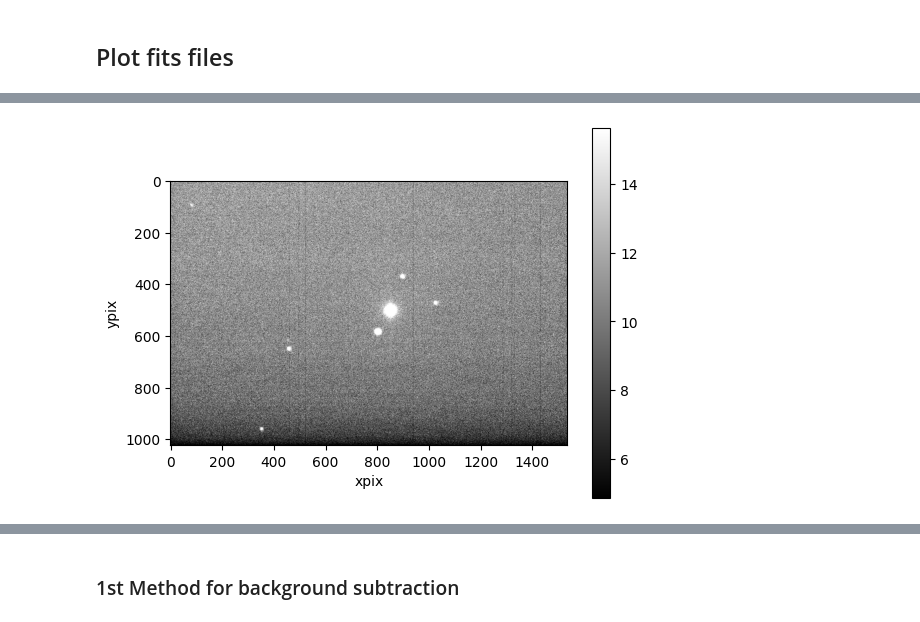
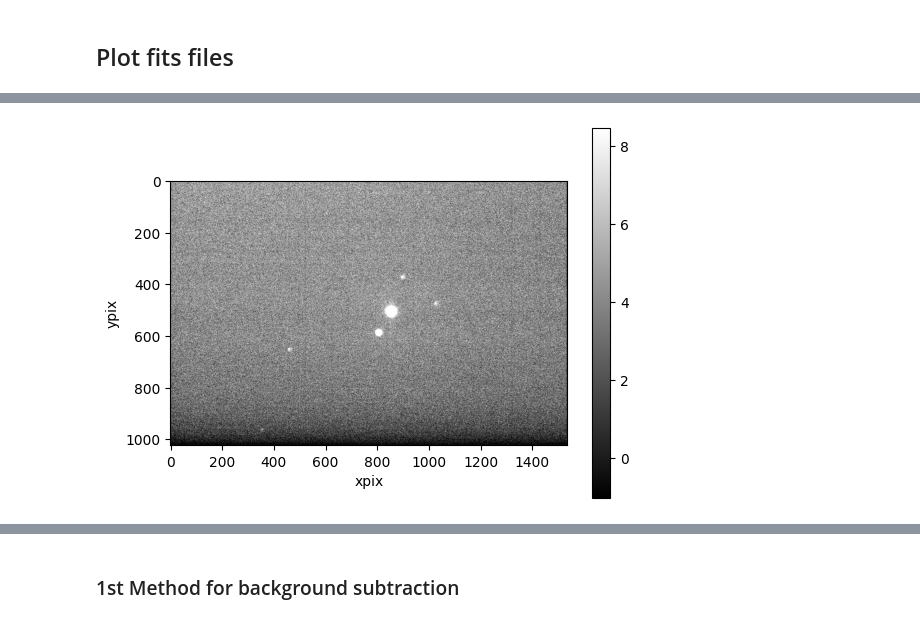
Before and after one commit to wisewizardofthestars/LA, a Jupyter notebook: III-Data_Reduction_FOR_SHELIAK.ipynb, the cells around one changed output, grey strips where cells are left out. Cells and saved outputs as stored; diff of their text form; code cells hidden in the pictures.

```diff
--- a/III-Data_Reduction_FOR_SHELIAK.ipynb
+++ b/III-Data_Reduction_FOR_SHELIAK.ipynb
@@ -15,7 +15,8 @@ import os
 dir = './sheliak' # directory where fits files are found
 sheliak_files = []
 #process all the directories in sheliak
-for dirs in os.listdir(dir):
+filters = ['black', 'blue', 'green', 'red']
+for dirs in filters:
     print(dirs)
     for file in os.listdir(dir+'/'+dirs):
         if file.endswith(".fits"):
@@ -30,12 +31,12 @@ for file, dirs in sheliak_files:
 
 file2= './' + 'bias/' +'master_bias.fits' #file names
 master_bias = fits.getdata(file2)  # data matrices
-master_flats = []
+master_flats = {}
 for dirs in os.listdir('./flats'):
     file3 = './flats/' + dirs + '/master_flat_' + dirs + '.fits'  # file names
     master_flat = fits.getdata(file3)  # data matrices
     #make a name for each master flat
-    master_flats.append((master_flat, dirs))
+    master_flats[dirs] = master_flat
 # %% [output]
 black
 blue
@@ -48,7 +49,7 @@ red
 sheliak_science_calibrated = []
 for science, dirs in sheliak_science:
   # Find the master flat matching the current dirs
-  master_flat = next(flat for flat, name in master_flats if dirs in name)
+  master_flat = master_flats[dirs]
   science_calibrated = (science - master_bias) / master_flat
   # This example needs a mask!
   # mask = np.zeros(np.shape(science_calibrated))
@@ -70,6 +71,5 @@ for science_calibrated, dirs in sheliak_science_calibrated:
     plt.colorbar()
     plt.xlabel('xpix')
     plt.ylabel('ypix')
-    fits.writeto("calibrated_sheliak_science.fits", science_calibrated, overwrite=True)
     break
 # %% [output]
@@ -84,10 +84,10 @@ os.makedirs(output_dir, exist_ok=True)
 
 # Approximate star position for alignment (x, y)
 ref_positions = {
-    'blue': [200, 800],
-    'red': [200, 800],
-    'black': [200, 800],
-    'green': [200, 800]
+    'blue': [857, 508],
+    'red': [850, 492],
+    'black': [848, 494],
+    'green': [856, 505]
 }
 
 # Organize images by filter
@@ -97,66 +97,46 @@ for img, filt in sheliak_science_calibrated:
     images_by_filter[filt].append(img)
 
 stacked_images = {}
-
 # Process each filter separately
 for filt, img_list in images_by_filter.items():
     print(f"Processing filter: {filt}")
 
-    # Stack images directly (median)
-    stacked = np.median(np.array(img_list), axis=0)
+    pos = ref_positions[filt]
+
+    # Pick the first image as reference
+    ref_image = img_list[5]
+    subref = ref_image[pos[1]-20:pos[1]+20, pos[0]-20:pos[0]+20]
+    ref_center = centroid_2dg(subref) + pos - [20, 20]
+
+    shifted_images = []
+
+    for idx, image in enumerate(img_list):
+        # Extract subimage for centroiding
+        subdata = image[pos[1]-20:pos[1]+20, pos[0]-20:pos[0]+20]
+        center = centroid_2dg(subdata) + pos - [20, 20]
+
+        # Compute integer pixel shift
+        dy = int(np.round(center[1] - ref_center[1]))
+        dx = int(np.round(center[0] - ref_center[0]))
+
+        # Shift the full image
+        shifted = shift(image, (-dy, -dx))
+        shifted_images.append(shifted)
+
+        print(f"Shifted {filt} image {idx}: dx={dx}, dy={dy}")
+
+    # Stack shifted images (median)
+    stacked = np.median(np.array(shifted_images), axis=0)
     stacked_images[filt] = stacked
 
     # Save the stacked image
     out_file = os.path.join(output_dir, f"{filt}_stacked.fits")
 
-    lo, up = np.percentile(stacked, 5), np.percentile(stacked, 95)
+    lo,up = np.percentile(stacked,5),np.percentile(stacked,95)
     plt.figure()
-    plt.imshow(stacked, cmap='gray', clim=(lo, up))
+    plt.imshow(stacked,cmap='gray',clim=(lo,up))
     plt.colorbar()
     plt.xlabel('xpix')
     plt.ylabel('ypix')
     fits.writeto(out_file, stacked, overwrite=True)
-# Process each filter separately
-# for filt, img_list in images_by_filter.items():
-#     print(f"Processing filter: {filt}")
-
-    # pos = ref_positions[filt]
-
-    # # Pick the first image as reference
-    # ref_image = img_list[5]
-    # subref = ref_image[pos[1]-45:pos[1]+45, pos[0]-45:pos[0]+45]
-    # ref_center = centroid_2dg(subref) + pos - [45, 45]
-
-    # shifted_images = []
-
-    # for idx, image in enumerate(img_list):
-    #     # Extract subimage for centroiding
-    #     subdata = image[pos[1]-45:pos[1]+45, pos[0]-45:pos[0]+45]
-    #     center = centroid_2dg(subdata) + pos - [45, 45]
-
-    #     # Compute integer pixel shift
-    #     dy = int(np.round(center[1] - ref_center[1]))
-    #     dx = int(np.round(center[0] - ref_center[0]))
-
-    #     # Shift the full image
-    #     shifted = shift(image, (-dy, -dx))
-    #     shifted_images.append(shifted)
-
-    #     print(f"Shifted {filt} image {idx}: dx={dx}, dy={dy}")
-
-    # # Stack shifted images (median)
-    # stacked = np.median(np.array(shifted_images), axis=0)
-    # stacked_images[filt] = stacked
-
-    # # Save the stacked image
-    # out_file = os.path.join(output_dir, f"{filt}_stacked.fits")
-
-    # lo,up = np.percentile(stacked,5),np.percentile(stacked,95)
-    # plt.figure()
-    # plt.imshow(stacked,cmap='gray',clim=(lo,up))
-    # plt.colorbar()
-    # plt.xlabel('xpix')
-    # plt.ylabel('ypix')
-    # fits.writeto(out_file, stacked, overwrite=True)
-    # # print(f"Saved stacked image for filter {filt} to {out_file}")
 # %% [output]
@@ -167 +161 @@ Processing filter: red
-[figure, old version]
+[figure, new version]
```
Also changed, not shown: parts of 3 cells of this notebook, 29 other files.
